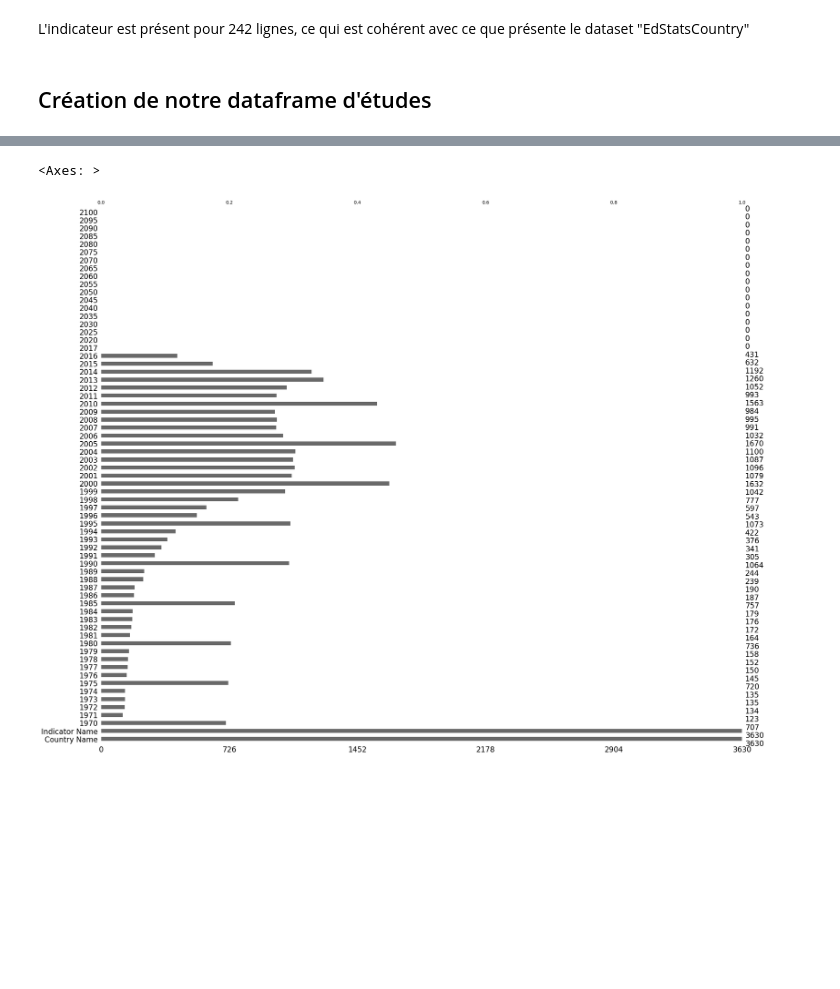
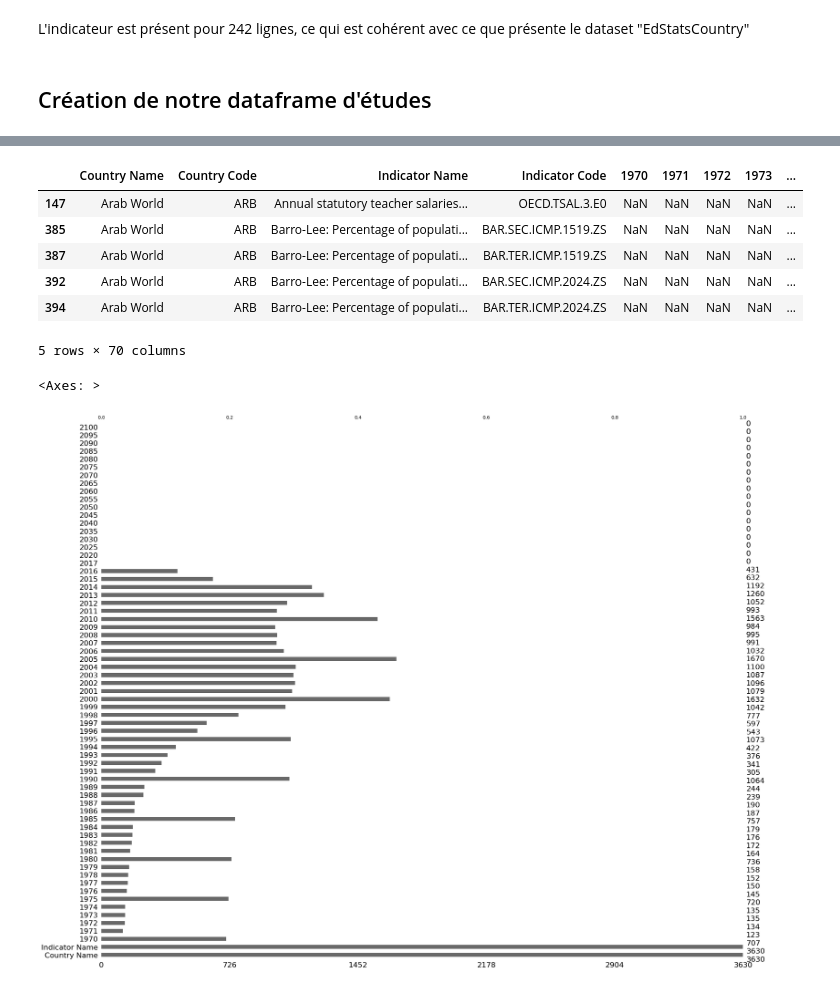
Before and after one commit to lalende/OpenClassRooms-Certification-Data-Scientist, a Jupyter notebook: Projet 2 - Analysez des données de systèmes éducatifs/Projet 2.ipynb, the cells around one changed output, grey strips where cells are left out. Saved outputs shown, nothing was run; the diff lists cells and outputs as text; code cells hidden in the pictures; blank space fills up the shorter version.

Commit message:
Utilisation de la fonction isin en lieu et place de la boucle for pour trier le dataframe sur les indicateurs sélectionnés

```diff
--- a/Projet 2 - Analysez des données de systèmes éducatifs/Projet 2.ipynb
+++ b/Projet 2 - Analysez des données de systèmes éducatifs/Projet 2.ipynb
@@ -883,3 +871,14 @@ df.head()
+# %%
+df = data_df[data_df["Indicator Code"].isin(indicateurs)]
+df.head()
+# %% [output]
+|  | Country Name | Country Code | Indicator Name | Indicator Code | 1970 | 1971 | 1972 | 1973 | ... |
+| 147 | Arab World | ARB | Annual statutory teacher salaries... | OECD.TSAL.3.E0 | NaN | NaN | NaN | NaN | ... |
+| 385 | Arab World | ARB | Barro-Lee: Percentage of populati... | BAR.SEC.ICMP.1519.ZS | NaN | NaN | NaN | NaN | ... |
+| 387 | Arab World | ARB | Barro-Lee: Percentage of populati... | BAR.TER.ICMP.1519.ZS | NaN | NaN | NaN | NaN | ... |
+| 392 | Arab World | ARB | Barro-Lee: Percentage of populati... | BAR.SEC.ICMP.2024.ZS | NaN | NaN | NaN | NaN | ... |
+| 394 | Arab World | ARB | Barro-Lee: Percentage of populati... | BAR.TER.ICMP.2024.ZS | NaN | NaN | NaN | NaN | ... |
+5 rows × 70 columns
 # %%
 df = df.drop(["Unnamed: 69", "Country Code", "Indicator Code"], axis=1)
 # %%
```
Also changed, not shown: parts of 2 cells of this notebook.
